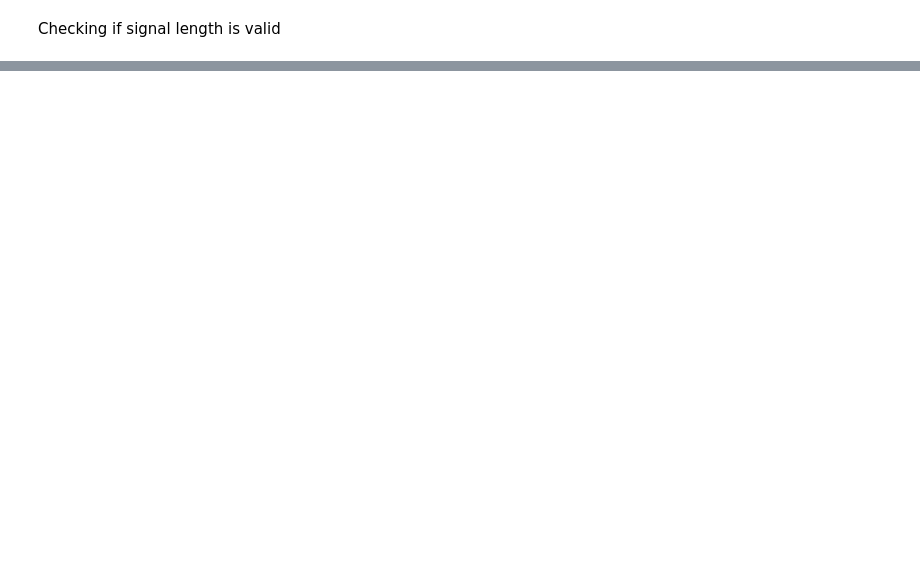
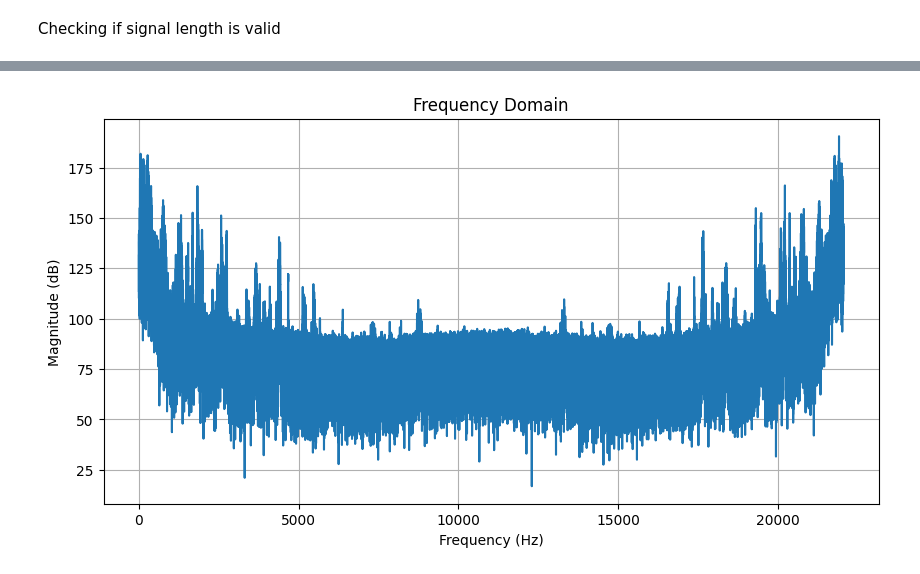
Before and after one commit to KazysV/sap, a Jupyter notebook: 2sap/main.ipynb, the cells around one changed output, grey strips where cells are left out. Cells and saved outputs as stored; diff of their text form; code cells hidden in the pictures; blank space fills up the shorter version.

Commit message:
serious progress on report

```diff
--- a/2sap/main.ipynb
+++ b/2sap/main.ipynb
@@ -251,0 +131,24 @@ output_sound(sample_rate,result)
+# %%
+def plot_frequency_domain(signal, sampling_rate,outputfile):
+    # Compute the FFT
+    fft_result = fft(signal)
+
+    # Compute the frequencies corresponding to the FFT result
+    N = len(signal)
+    freqs = np.fft.fftfreq(N, d=1/sampling_rate)
+
+    # Compute the magnitude of the FFT result
+    magnitudes = np.abs(fft_result)
+
+    # Convert magnitudes to dB scale
+    magnitudes_db = 20 * np.log10(magnitudes)
+
+    # Plot the frequency domain
+    plt.figure(figsize=(10, 5))
+    plt.plot(freqs[:N // 2], magnitudes_db[:N // 2])  # Plot only the positive frequencies
+    plt.title('Frequency Domain')
+    plt.xlabel('Frequency (Hz)')
+    plt.ylabel('Magnitude (dB)')
+    plt.grid()
+    plt.savefig(outputfile)
+    plt.show()
@@ -251,0 +173,4 @@ output_sound(sample_rate,result)
+# %%
+plot_frequency_domain(check_length(signal), sample_rate,outputfile='report/frequency_domain.png')
+# %% [output]
+[figure, added]
```
Also changed, not shown: parts of 36 cells of this notebook, 41 other files.
